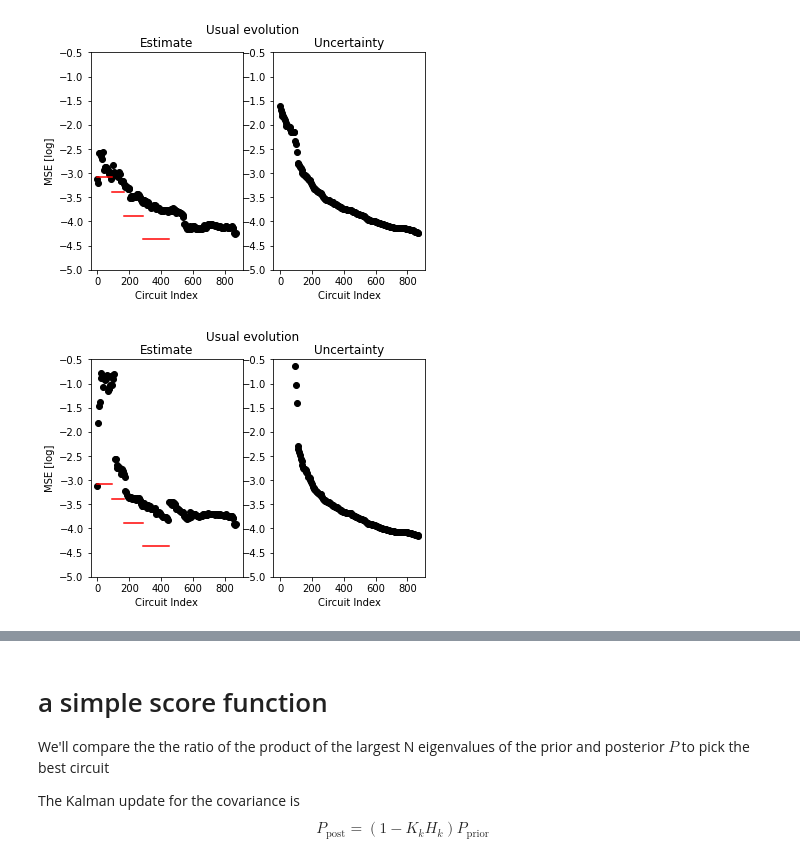
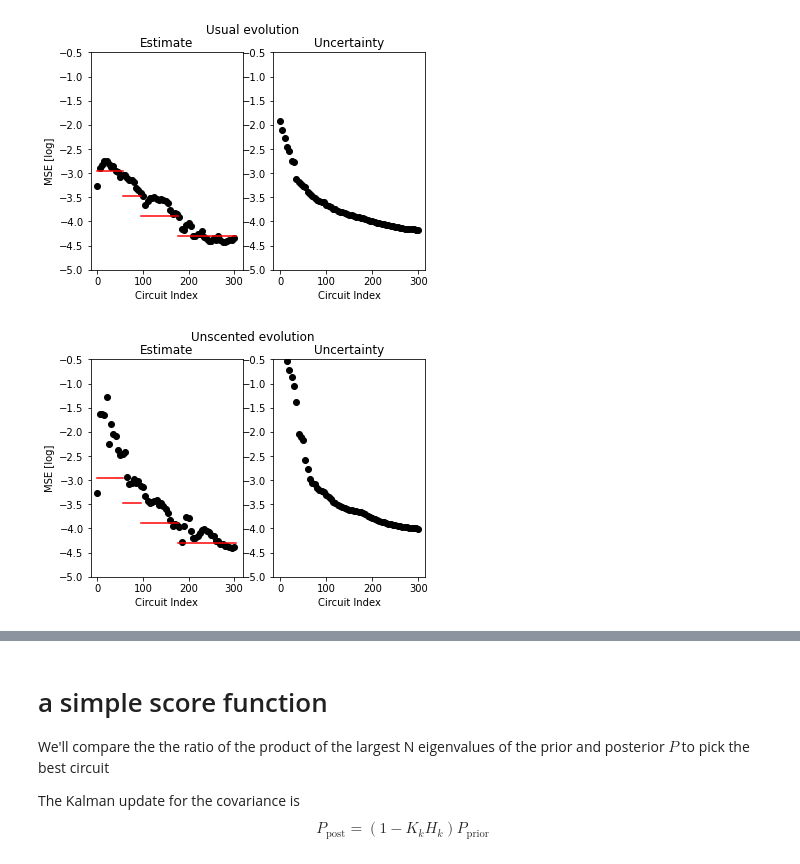
Before and after one commit to jpmarceaux/KalmanFiltering, a Jupyter notebook: AdapativeCircuits/sigmapoint_adaptation.ipynb, the cells around one changed output, grey strips where cells are left out. Saved outputs shown, nothing was run; the diff lists cells and outputs as text; code cells hidden in the pictures.

```diff
--- a/AdapativeCircuits/sigmapoint_adaptation.ipynb
+++ b/AdapativeCircuits/sigmapoint_adaptation.ipynb
@@ -87,6 +86,13 @@ germ_length_ranges = {
     3: [285, 448],
     4: [448, 616]
 }
+
+germ_length_ranges = {
+    0: [0, 56],
+    1: [56, 96],
+    2: [96, 177],
+    3: [177, 304]
+}
 # %%
 # run a Kalman filter in the usual way
 prior_covar = 0.001*np.eye(target_model.num_params)
@@ -98,12 +104,12 @@ usual_post_model, usual_post_covar, saved_data = filter_dataset(target_model, pr
 usual_parameter_history = saved_data[0]
 usual_covar_history = saved_data[1]
 # %%
-%matplottarget_model inline
+%matplotlib inline
 plt_spacing = 5
 yrange = [-5, -0.5]
 make_error_plot('Usual evolution', usual_parameter_history, mdl_datagen.to_vector(), usual_covar_history, yrange, mle_estimates, germ_length_ranges, plt_spacing)
 # %% [output]
-[figure, old version]
+[figure, new version]
 # %%
 from filterpy.kalman import UnscentedKalmanFilter, MerweScaledSigmaPoints
 from filterpy.common import Q_discrete_white_noise
@@ -165,6 +171,6 @@ num_circs = idx
 # %%
 plt_spacing = 5
 yrange = [-5, -0.5]
-make_error_plot('Usual evolution', ukf_model_vectors, mdl_datagen.to_vector(), ukf_covars, yrange, mle_estimates, germ_length_ranges, plt_spacing)
+make_error_plot('Unscented evolution', ukf_model_vectors, mdl_datagen.to_vector(), ukf_covars, yrange, mle_estimates, germ_length_ranges, plt_spacing)
 # %% [output]
-[figure, old version]
+[figure, new version]
```
Also changed, not shown: parts of 20 cells of this notebook, 2 other files.
